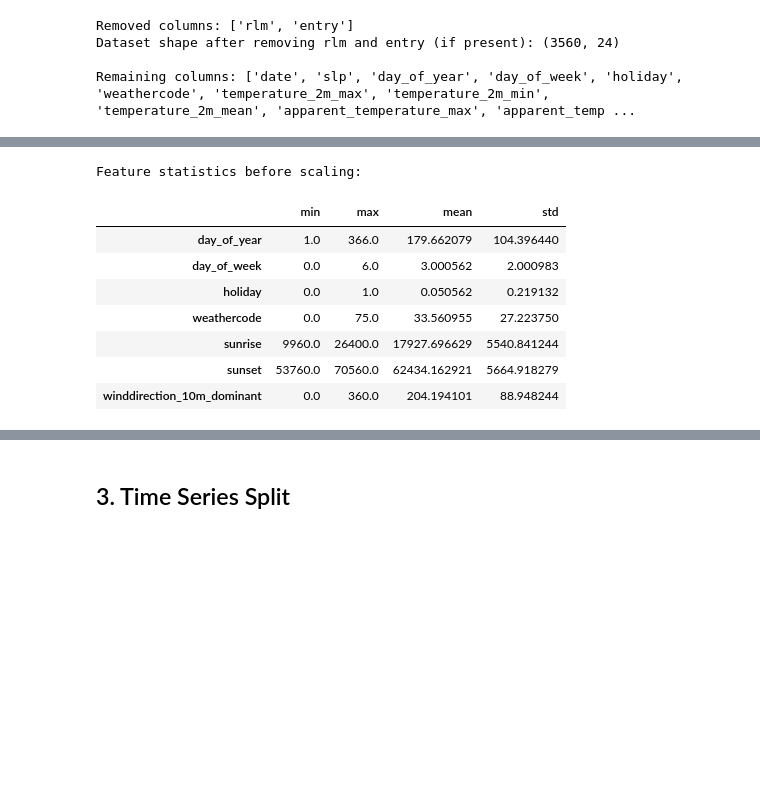
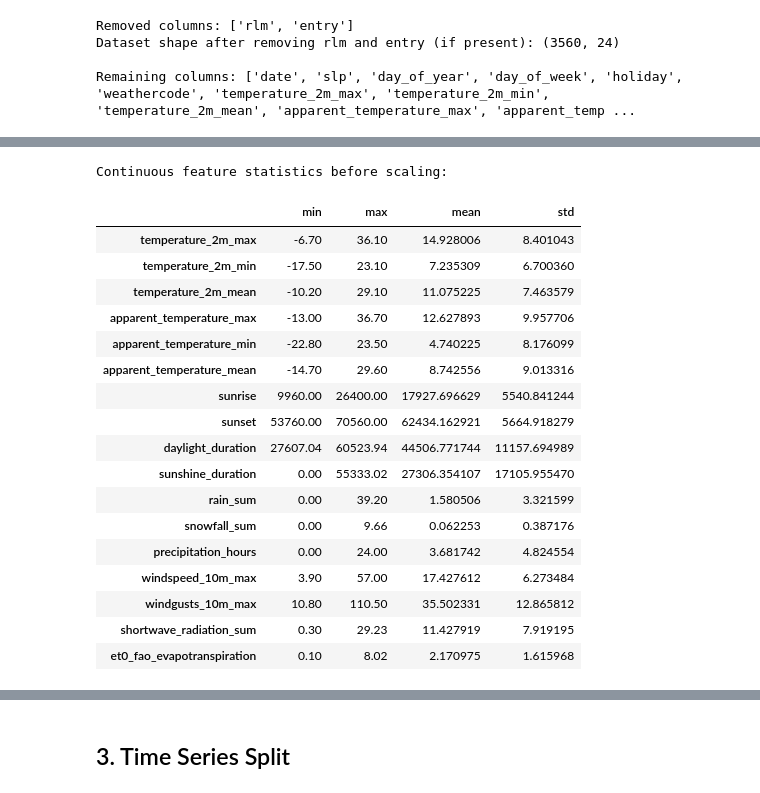
Before and after one commit to DiPalmaGiuseppe/DataScience-Project, a Jupyter notebook: src/5_model_selection.ipynb, the cells around one changed output, grey strips where cells are left out. Cells and saved outputs as stored; diff of their text form; code cells hidden in the pictures; blank space fills up the shorter version.

```diff
--- a/src/5_model_selection.ipynb
+++ b/src/5_model_selection.ipynb
@@ -97,0 +100,30 @@ Feature columns: ['day_of_year', 'day_of_week', 'holiday', 'weathercode', 'tempe
+# %%
+# Apply cyclical encoding for cyclical features
+# This preserves the circular nature of these variables (e.g., day 365 is close to day 1)
+
+def cyclical_encode(df, col, max_val):
+    """Encode a cyclical feature using sine and cosine transformation."""
+    df[f'{col}_sin'] = np.sin(2 * np.pi * df[col] / max_val)
+    df[f'{col}_cos'] = np.cos(2 * np.pi * df[col] / max_val)
+    return df
+
+# Create a copy and apply cyclical encoding
+X_encoded = X.copy()
+
+# Encode day_of_week (0-6, period=7)
+X_encoded = cyclical_encode(X_encoded, 'day_of_week', 7)
+
+# Encode day_of_year (1-366, period=366)
+X_encoded = cyclical_encode(X_encoded, 'day_of_year', 366)
+
+# Encode wind direction (0-360 degrees, period=360)
+X_encoded = cyclical_encode(X_encoded, 'winddirection_10m_dominant', 360)
+
+# Drop original cyclical columns (replaced by sin/cos versions)
+X_encoded = X_encoded.drop(columns=cyclical_cols)
+
+print(f"Shape after cyclical encoding: {X_encoded.shape}")
+print(f"\nNew cyclical features added:")
+for col in cyclical_cols:
+    print(f"  {col} -> {col}_sin, {col}_cos")
+print(f"\nAll features: {X_encoded.columns.tolist()}")
@@ -98,15 +139,25 @@ Feature columns: ['day_of_year', 'day_of_week', 'holiday', 'weathercode', 'tempe
 # %%
-# Check feature ranges before scaling
-print("Feature statistics before scaling:")
-X.describe().T[['min', 'max', 'mean', 'std']]
+# Check feature ranges before scaling (continuous features only)
+print("Continuous feature statistics before scaling:")
+X_encoded[continuous_cols].describe().T[['min', 'max', 'mean', 'std']]
 # %% [output]
-Feature statistics before scaling:
+Continuous feature statistics before scaling:
 |  | min | max | mean | std |
-| day_of_year | 1.0 | 366.0 | 179.662079 | 104.396440 |
-| day_of_week | 0.0 | 6.0 | 3.000562 | 2.000983 |
-| holiday | 0.0 | 1.0 | 0.050562 | 0.219132 |
-| weathercode | 0.0 | 75.0 | 33.560955 | 27.223750 |
-| sunrise | 9960.0 | 26400.0 | 17927.696629 | 5540.841244 |
-| sunset | 53760.0 | 70560.0 | 62434.162921 | 5664.918279 |
-| winddirection_10m_dominant | 0.0 | 360.0 | 204.194101 | 88.948244 |
+| temperature_2m_max | -6.70 | 36.10 | 14.928006 | 8.401043 |
+| temperature_2m_min | -17.50 | 23.10 | 7.235309 | 6.700360 |
+| temperature_2m_mean | -10.20 | 29.10 | 11.075225 | 7.463579 |
+| apparent_temperature_max | -13.00 | 36.70 | 12.627893 | 9.957706 |
+| apparent_temperature_min | -22.80 | 23.50 | 4.740225 | 8.176099 |
+| apparent_temperature_mean | -14.70 | 29.60 | 8.742556 | 9.013316 |
+| sunrise | 9960.00 | 26400.00 | 17927.696629 | 5540.841244 |
+| sunset | 53760.00 | 70560.00 | 62434.162921 | 5664.918279 |
+| daylight_duration | 27607.04 | 60523.94 | 44506.771744 | 11157.694989 |
+| sunshine_duration | 0.00 | 55333.02 | 27306.354107 | 17105.955470 |
+| rain_sum | 0.00 | 39.20 | 1.580506 | 3.321599 |
+| snowfall_sum | 0.00 | 9.66 | 0.062253 | 0.387176 |
+| precipitation_hours | 0.00 | 24.00 | 3.681742 | 4.824554 |
+| windspeed_10m_max | 3.90 | 57.00 | 17.427612 | 6.273484 |
+| windgusts_10m_max | 10.80 | 110.50 | 35.502331 | 12.865812 |
+| shortwave_radiation_sum | 0.30 | 29.23 | 11.427919 | 7.919195 |
+| et0_fao_evapotranspiration | 0.10 | 8.02 | 2.170975 | 1.615968 |
 # %%
```
Also changed, not shown: parts of 10 cells of this notebook, 1 other file.
